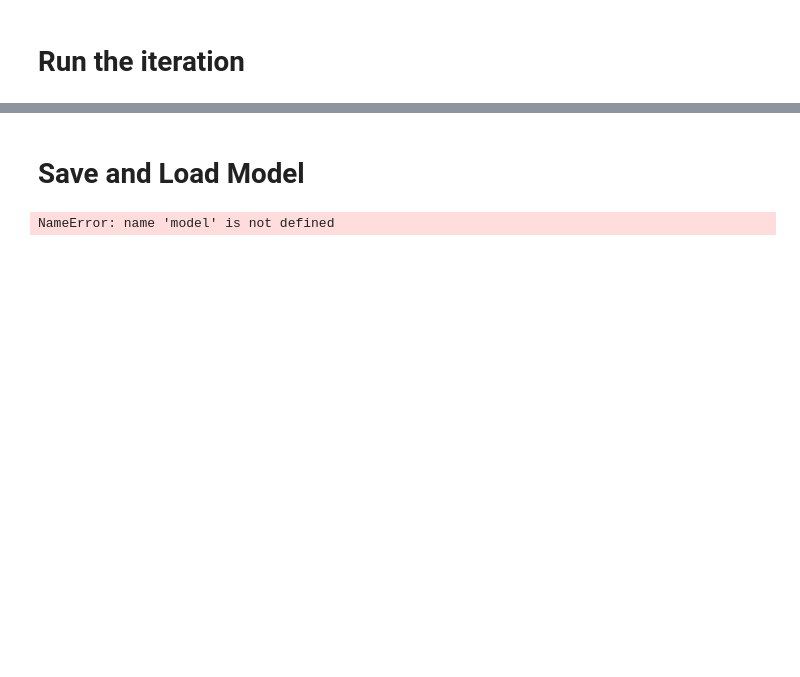
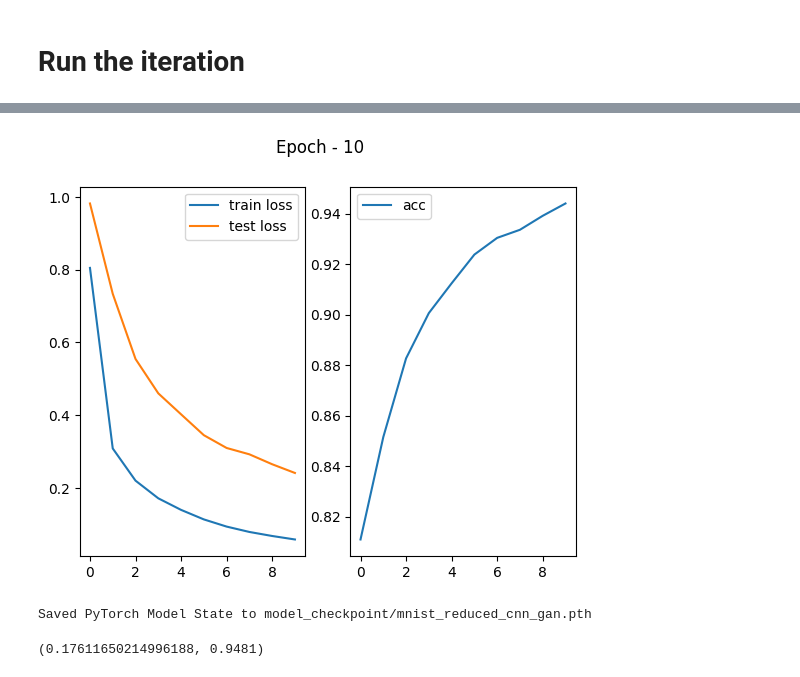
Before and after one commit to taimoon/deep-learning-note, a Jupyter notebook: MNIST CNN.ipynb, the cells around one changed output, grey strips where cells are left out. Cells and saved outputs as stored; diff of their text form; code cells hidden in the pictures; blank space fills up the shorter version.

Commit message:
add data augmentation

```diff
--- a/MNIST CNN.ipynb
+++ b/MNIST CNN.ipynb
@@ -10,4 +10,10 @@ from torchvision.transforms import ToTensor
 force = False
 training_data = datasets.MNIST('data',train=True,download=force,transform=ToTensor())
 test_data = datasets.MNIST('data',train=False,transform=ToTensor())
+# %%
+def load_gan_data(path = './data/MNIST_GENERATED.pth'):
+    import numpy as np
+    data = torch.load('./data/MNIST_GENERATED.pth')
+    return list((X,y) for X,y in zip(data['data'],data['label']))
+gan_data = load_gan_data()
 # %%
@@ -46,7 +58,7 @@ Using cuda device
 # %% [markdown]
 # Model Development
 # %%
-class NeuralNetwork(nn.Module):
+class Digit_Classifier(nn.Module):
     def __init__(self):
         super().__init__()
         self.conv = nn.Sequential(
@@ -62,7 +74,7 @@ class NeuralNetwork(nn.Module):
             nn.Linear(288, 100),
             nn.ReLU(),
             nn.Linear(100, 10),
-            nn.LogSoftmax(),
+            nn.LogSoftmax(1),
         )
 
     def forward(self, x):
@@ -71,6 +83,6 @@ class NeuralNetwork(nn.Module):
         logits = self.linear_relu_stack(x)
         return logits
 
-model = NeuralNetwork().to(device)
+model = Digit_Classifier().to(device)
 print(model)
 # %% [output]
@@ -101,7 +113,11 @@ max_learning_rate = 0.01
 optimizer = torch.optim.Adam(model.parameters(), lr=max_learning_rate)
 scheduler = optim.lr_scheduler.OneCycleLR(optimizer,
                                           max_lr = max_learning_rate,
-                                          total_steps = 10 * 60000,)
+                                          steps_per_epoch=len(gan_dataloader),
+                                          epochs=epochs)
+train_loss_hist = []
+test_loss_hist = []
+acc_hist = []
 # %% [markdown]
 # Develop Optimization Iteration
 # %%
@@ -143,8 +170,2 @@ def test(dataloader, model, loss_fn):
 # %% [markdown]
 # Run the iteration
-# %%
-for t in range(epochs):
-    print(f"Epoch {t+1}\n-------------------------------")
-    train(train_dataloader, model, loss_fn, optimizer,scheduler)
-    test(test_dataloader, model, loss_fn)
-print("Done!")
@@ -171,11 +172,32 @@ Done!
-# %% [markdown]
-# Save and Load Model
-# %%
-torch.save(model.state_dict(), "model_checkpoint/mnist_cnn.pth")
-print("Saved PyTorch Model State to model_checkpoint/mnist_cnn.pth")
-# %% [output]
-NameError: name 'model' is not defined
+# %%
+def fn():
+    from IPython.display import clear_output
+    for t in range(epochs):
+        loss = train(test_dataloader, model, loss_fn, optimizer,scheduler)
+        loss += train(gan_dataloader, model, loss_fn, optimizer,scheduler)
+        loss /= 2
+
+        train_loss_hist.append(loss)
+        test_loss,acc = test(train_dataloader, model, loss_fn)
+        test_loss_hist.append(test_loss)
+        acc_hist.append(acc)
+
+        clear_output()
+        plot_loss(train_loss_hist,test_loss_hist,acc_hist)
+
+    checkpoint_path = "model_checkpoint/mnist_reduced_cnn_gan.pth"
+    torch.save(model.state_dict(),checkpoint_path )
+    print(f"Saved PyTorch Model State to {checkpoint_path}")
+fn()
+# %% [output]
+[figure, added]
+Saved PyTorch Model State to model_checkpoint/mnist_reduced_cnn_gan.pth
 # %%
-model = NeuralNetwork()
-model.load_state_dict(torch.load("model_checkpoint/mnist_cnn.pth"))
-model.to(device);
+model = Digit_Classifier()
+checkpoint_path = "model_checkpoint/mnist_reduced_cnn.pth"
+model.load_state_dict(torch.load(checkpoint_path))
+model.to(device)
+
+test(train_dataloader, model, loss_fn)
+# %% [output]
+(0.17611650214996188, 0.9481)
```
Also changed, not shown: parts of 8 cells of this notebook, 1 other file.
